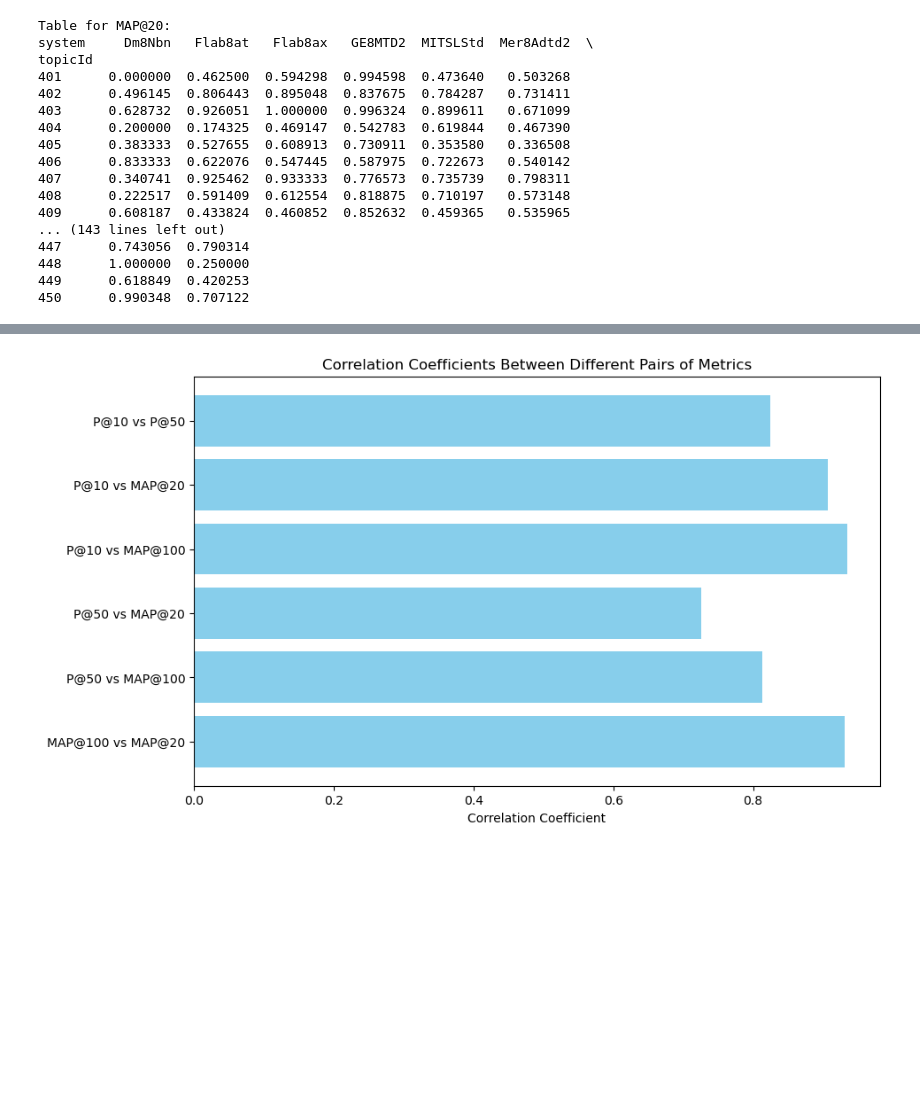
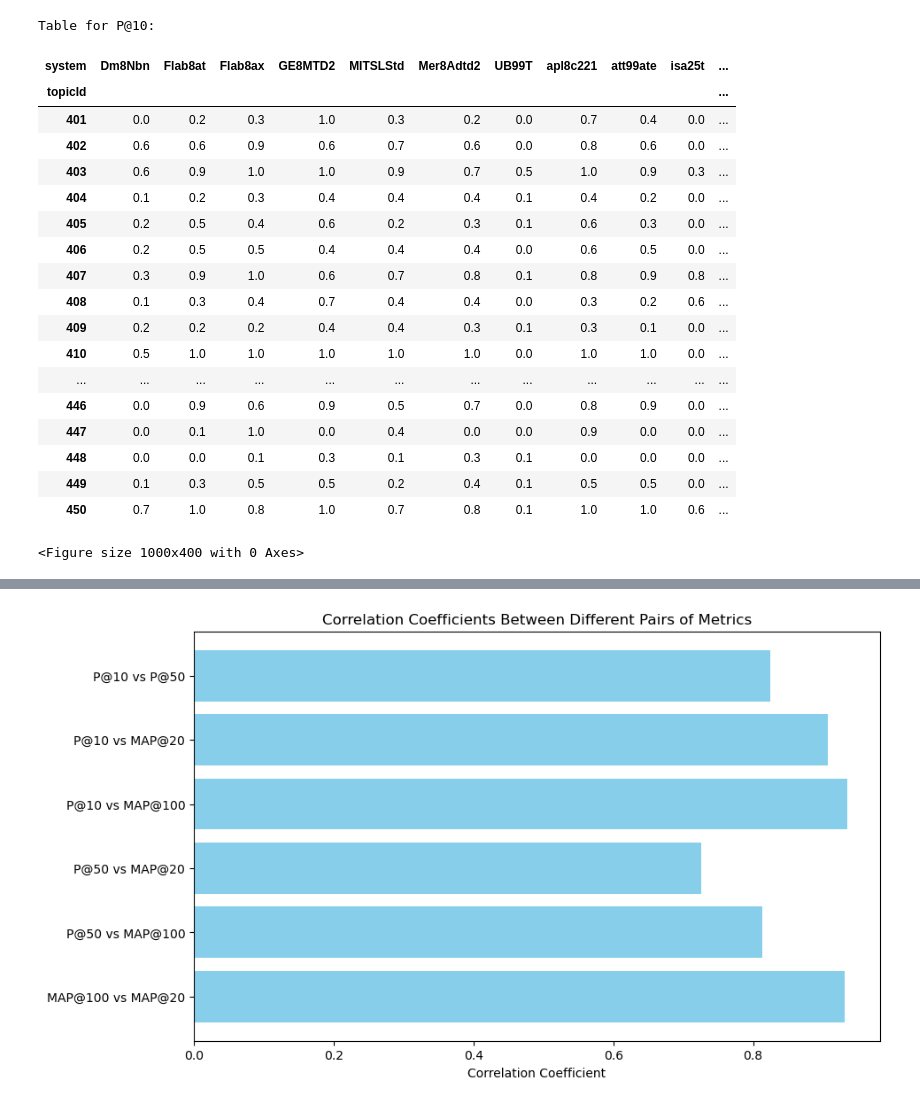
Before and after one commit to wnsyarina/IR, a Jupyter notebook: precisionAndMap.ipynb, the cells around one changed output, grey strips where cells are left out. Cells and saved outputs as stored; diff of their text form; code cells hidden in the pictures; blank space fills up the shorter version.

Commit message:
update table

```diff
--- a/precisionAndMap.ipynb
+++ b/precisionAndMap.ipynb
@@ -169,21 +107,44 @@ topicId
-# %%
-print("\nTable for MAP@20:")
-print(table_format_map20)
-# %% [output]
-Table for MAP@20:
-system     Dm8Nbn   Flab8at   Flab8ax   GE8MTD2  MITSLStd  Mer8Adtd2  \
-topicId
-401      0.000000  0.462500  0.594298  0.994598  0.473640   0.503268
-402      0.496145  0.806443  0.895048  0.837675  0.784287   0.731411
-403      0.628732  0.926051  1.000000  0.996324  0.899611   0.671099
-404      0.200000  0.174325  0.469147  0.542783  0.619844   0.467390
-405      0.383333  0.527655  0.608913  0.730911  0.353580   0.336508
-406      0.833333  0.622076  0.547445  0.587975  0.722673   0.540142
-407      0.340741  0.925462  0.933333  0.776573  0.735739   0.798311
-408      0.222517  0.591409  0.612554  0.818875  0.710197   0.573148
-409      0.608187  0.433824  0.460852  0.852632  0.459365   0.535965
-... (143 lines left out)
-447      0.743056  0.790314
-448      1.000000  0.250000
-449      0.618849  0.420253
-450      0.990348  0.707122
+# %%
+
+print("\nTable for P@10:")
+display(table_format_p10)
+
+# Create a figure and axis
+plt.figure(figsize=(10, 4))  # Example: width = 10, height = 4
+fig, ax = plt.subplots()
+
+# Hide axes for cleaner table appearance
+ax.axis('off')
+
+# Create table and add row labels
+table = ax.table(
+    cellText=table_format_p10.values,
+    colLabels=table_format_p10.columns,
+    rowLabels=table_format_p10.index,
+    loc='center'
+)
+
+# Save the table as an image
+plt.savefig(f"p@10_table.png", bbox_inches='tight', dpi=300)  # Customize filename and format
+plt.close(fig)  # Close the figure to avoid memory leaks
+# %% [output]
+Table for P@10:
+| system | Dm8Nbn | Flab8at | Flab8ax | GE8MTD2 | MITSLStd | Mer8Adtd2 | UB99T | apl8c221 | att99ate | isa25t | ... |
+| topicId |  |  |  |  |  |  |  |  |  |  | ... |
+| 401 | 0.0 | 0.2 | 0.3 | 1.0 | 0.3 | 0.2 | 0.0 | 0.7 | 0.4 | 0.0 | ... |
+| 402 | 0.6 | 0.6 | 0.9 | 0.6 | 0.7 | 0.6 | 0.0 | 0.8 | 0.6 | 0.0 | ... |
+| 403 | 0.6 | 0.9 | 1.0 | 1.0 | 0.9 | 0.7 | 0.5 | 1.0 | 0.9 | 0.3 | ... |
+| 404 | 0.1 | 0.2 | 0.3 | 0.4 | 0.4 | 0.4 | 0.1 | 0.4 | 0.2 | 0.0 | ... |
+| 405 | 0.2 | 0.5 | 0.4 | 0.6 | 0.2 | 0.3 | 0.1 | 0.6 | 0.3 | 0.0 | ... |
+| 406 | 0.2 | 0.5 | 0.5 | 0.4 | 0.4 | 0.4 | 0.0 | 0.6 | 0.5 | 0.0 | ... |
+| 407 | 0.3 | 0.9 | 1.0 | 0.6 | 0.7 | 0.8 | 0.1 | 0.8 | 0.9 | 0.8 | ... |
+| 408 | 0.1 | 0.3 | 0.4 | 0.7 | 0.4 | 0.4 | 0.0 | 0.3 | 0.2 | 0.6 | ... |
+| 409 | 0.2 | 0.2 | 0.2 | 0.4 | 0.4 | 0.3 | 0.1 | 0.3 | 0.1 | 0.0 | ... |
+| 410 | 0.5 | 1.0 | 1.0 | 1.0 | 1.0 | 1.0 | 0.0 | 1.0 | 1.0 | 0.0 | ... |
+| ... | ... | ... | ... | ... | ... | ... | ... | ... | ... | ... | ... |
+| 446 | 0.0 | 0.9 | 0.6 | 0.9 | 0.5 | 0.7 | 0.0 | 0.8 | 0.9 | 0.0 | ... |
+| 447 | 0.0 | 0.1 | 1.0 | 0.0 | 0.4 | 0.0 | 0.0 | 0.9 | 0.0 | 0.0 | ... |
+| 448 | 0.0 | 0.0 | 0.1 | 0.3 | 0.1 | 0.3 | 0.1 | 0.0 | 0.0 | 0.0 | ... |
+| 449 | 0.1 | 0.3 | 0.5 | 0.5 | 0.2 | 0.4 | 0.1 | 0.5 | 0.5 | 0.0 | ... |
+| 450 | 0.7 | 1.0 | 0.8 | 1.0 | 0.7 | 0.8 | 0.1 | 1.0 | 1.0 | 0.6 | ... |
+<Figure size 1000x400 with 0 Axes>
```
Also changed, not shown: parts of 9 cells of this notebook, 4 other files.
